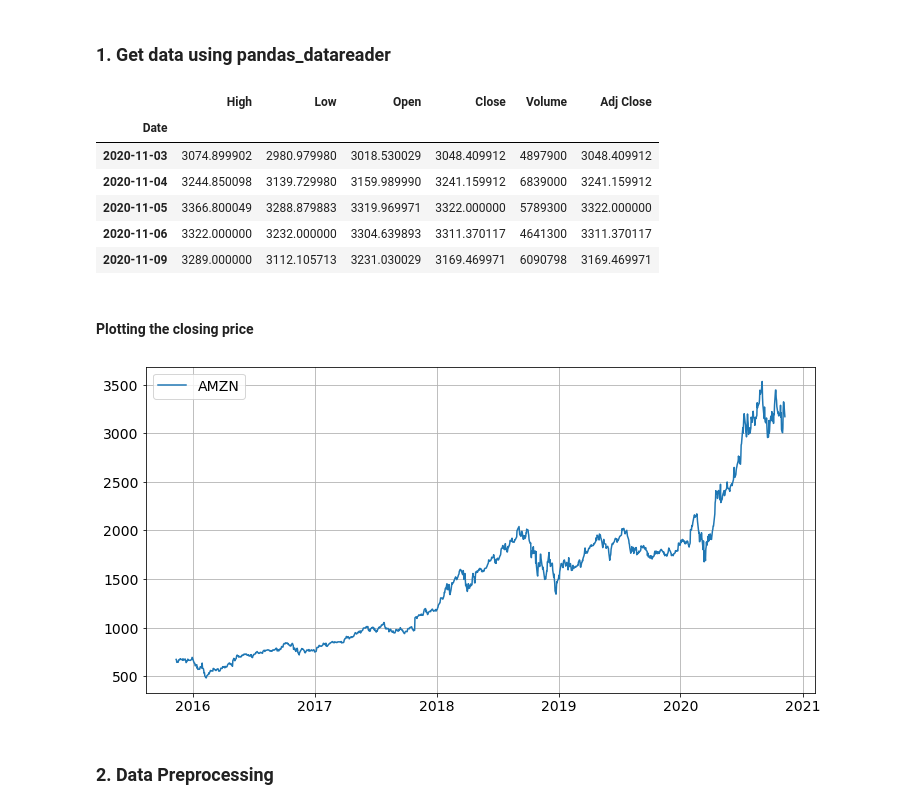
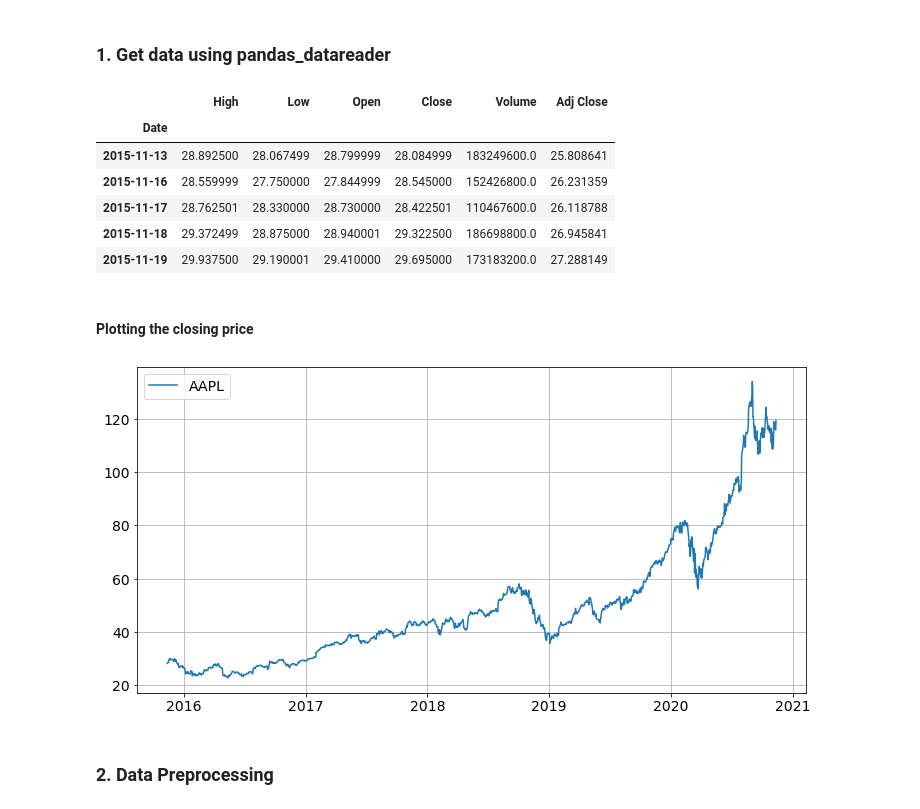
Before and after one commit to mohiteprathamesh1996/Investment-and-Portfolio-Analysis-of-Stocks, a Jupyter notebook: Predicting stock prices using LSTM.ipynb, the cells around one changed output. Saved outputs shown, nothing was run; the diff lists cells and outputs as text; code cells hidden in the pictures.

```diff
--- a/Predicting stock prices using LSTM.ipynb
+++ b/Predicting stock prices using LSTM.ipynb
@@ -12,19 +12,19 @@ warnings.filterwarnings("ignore")
 # %% [markdown]
 ### 1. Get data using pandas_datareader
 # %%
-ticker = "AMZN"
+ticker = "AAPL"
 
 df = pdr.get_data_yahoo(ticker)
 
-df.tail()
+df.head()
 # %% [output]
 |  | High | Low | Open | Close | Volume | Adj Close |
 | Date |  |  |  |  |  |  |
-| 2020-11-03 | 3074.899902 | 2980.979980 | 3018.530029 | 3048.409912 | 4897900 | 3048.409912 |
-| 2020-11-04 | 3244.850098 | 3139.729980 | 3159.989990 | 3241.159912 | 6839000 | 3241.159912 |
-| 2020-11-05 | 3366.800049 | 3288.879883 | 3319.969971 | 3322.000000 | 5789300 | 3322.000000 |
-| 2020-11-06 | 3322.000000 | 3232.000000 | 3304.639893 | 3311.370117 | 4641300 | 3311.370117 |
-| 2020-11-09 | 3289.000000 | 3112.105713 | 3231.030029 | 3169.469971 | 6090798 | 3169.469971 |
+| 2015-11-13 | 28.892500 | 28.067499 | 28.799999 | 28.084999 | 183249600.0 | 25.808641 |
+| 2015-11-16 | 28.559999 | 27.750000 | 27.844999 | 28.545000 | 152426800.0 | 26.231359 |
+| 2015-11-17 | 28.762501 | 28.330000 | 28.730000 | 28.422501 | 110467600.0 | 26.118788 |
+| 2015-11-18 | 29.372499 | 28.875000 | 28.940001 | 29.322500 | 186698800.0 | 26.945841 |
+| 2015-11-19 | 29.937500 | 29.190001 | 29.410000 | 29.695000 | 173183200.0 | 27.288149 |
 # %% [markdown]
 #### Plotting the closing price
 # %%
@@ -38,7 +38,7 @@ plt.legend()
 plt.grid(True)
 plt.show()
 # %% [output]
-[figure, old version]
+[figure, new version]
 # %% [markdown]
 ### 2. Data Preprocessing
 # %% [markdown]
```
Also changed, not shown: parts of 10 cells of this notebook, 6 other files.
